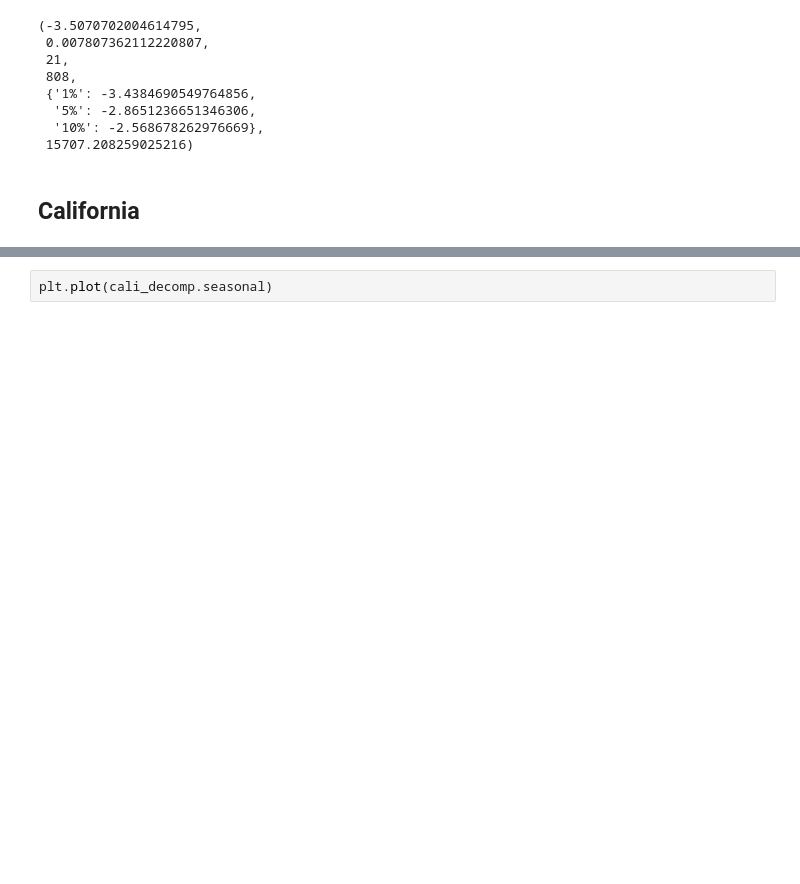
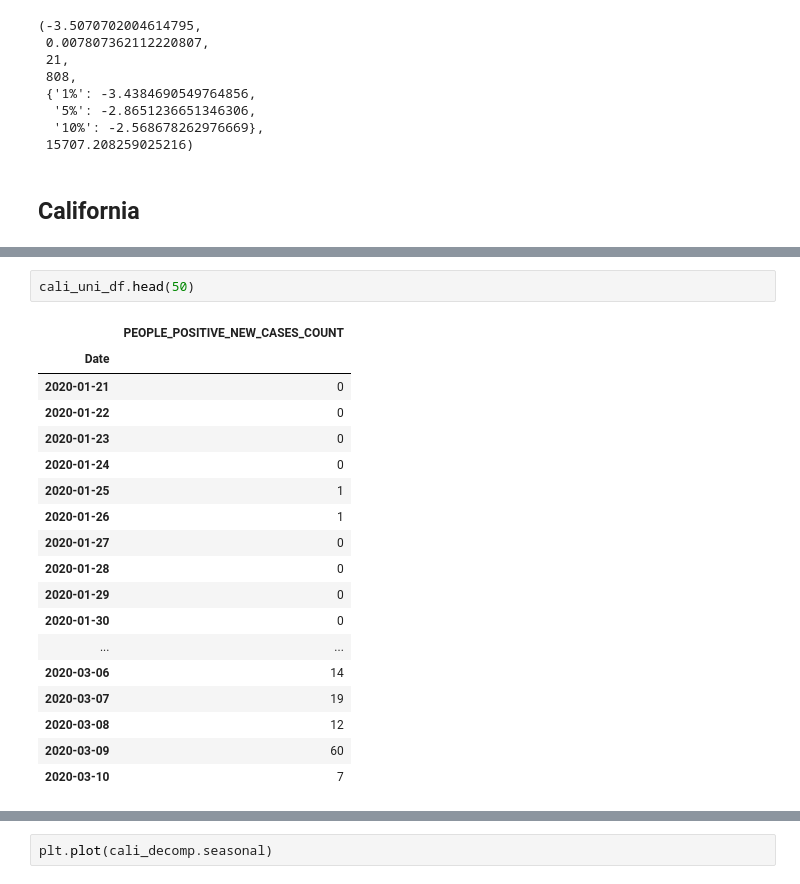
Before and after one commit to danielhe-nu/STAT390-Snowman, a Jupyter notebook: Midterm Daniel/Dataset Seperation 2.ipynb, the cells around one changed output, grey strips where cells are left out. Drawn from its saved outputs; the diff is of its cells as text; blank space fills up the shorter version.

```diff
--- a/Midterm Daniel/Dataset Seperation 2.ipynb
+++ b/Midterm Daniel/Dataset Seperation 2.ipynb
@@ -296,3 +311,24 @@ adfuller(cali_uni_df)
+# %%
+cali_uni_df.head(50)
+# %% [output]
+|  | PEOPLE_POSITIVE_NEW_CASES_COUNT |
+| Date |  |
+| 2020-01-21 | 0 |
+| 2020-01-22 | 0 |
+| 2020-01-23 | 0 |
+| 2020-01-24 | 0 |
+| 2020-01-25 | 1 |
+| 2020-01-26 | 1 |
+| 2020-01-27 | 0 |
+| 2020-01-28 | 0 |
+| 2020-01-29 | 0 |
+| 2020-01-30 | 0 |
+| ... | ... |
+| 2020-03-06 | 14 |
+| 2020-03-07 | 19 |
+| 2020-03-08 | 12 |
+| 2020-03-09 | 60 |
+| 2020-03-10 | 7 |
 # %%
 from statsmodels.tsa.seasonal import seasonal_decompose
 cali_uni_vis_df = univariate_df.loc[covid_df['PROVINCE_STATE_NAME'].isin(['California'])]
```
Also changed, not shown: parts of 15 cells of this notebook.
